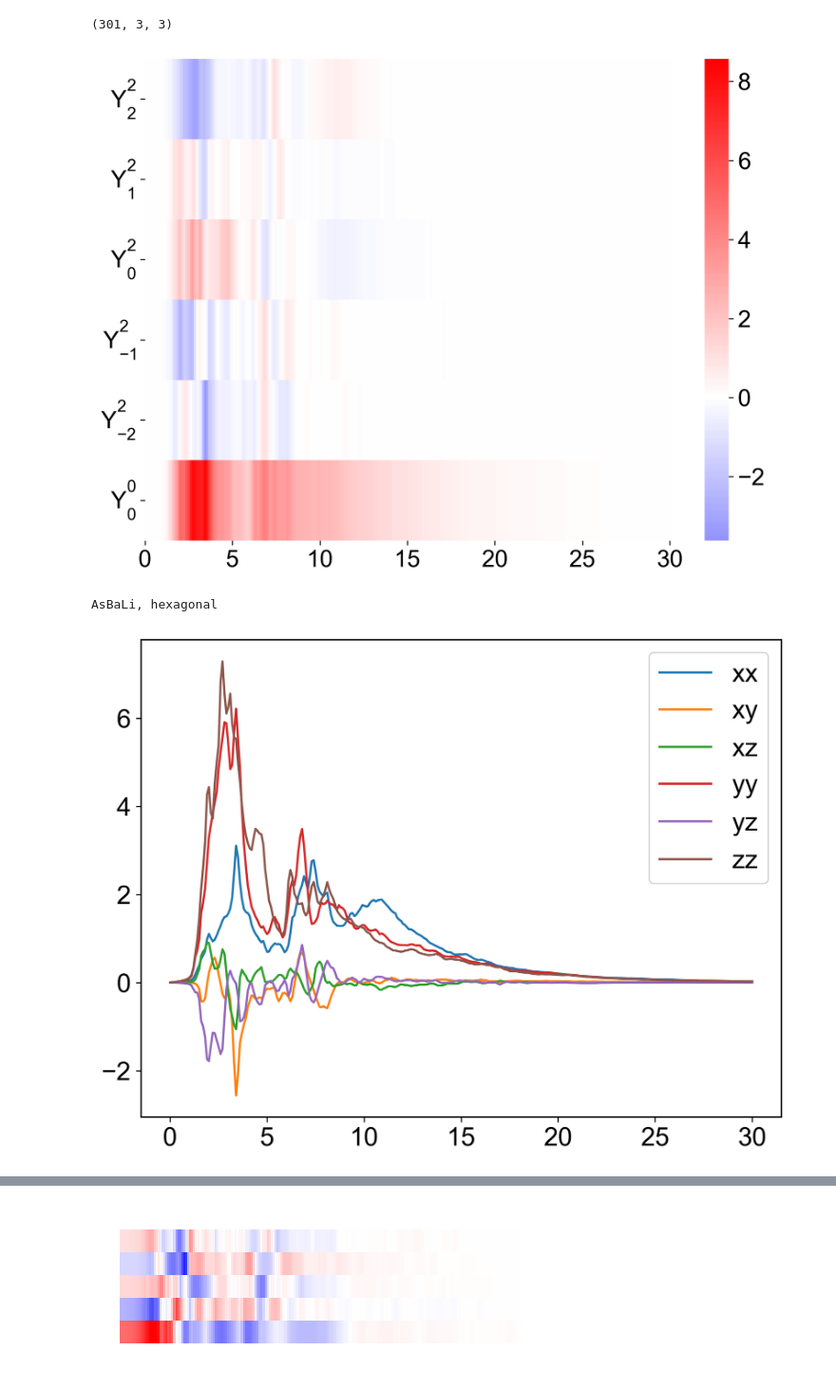
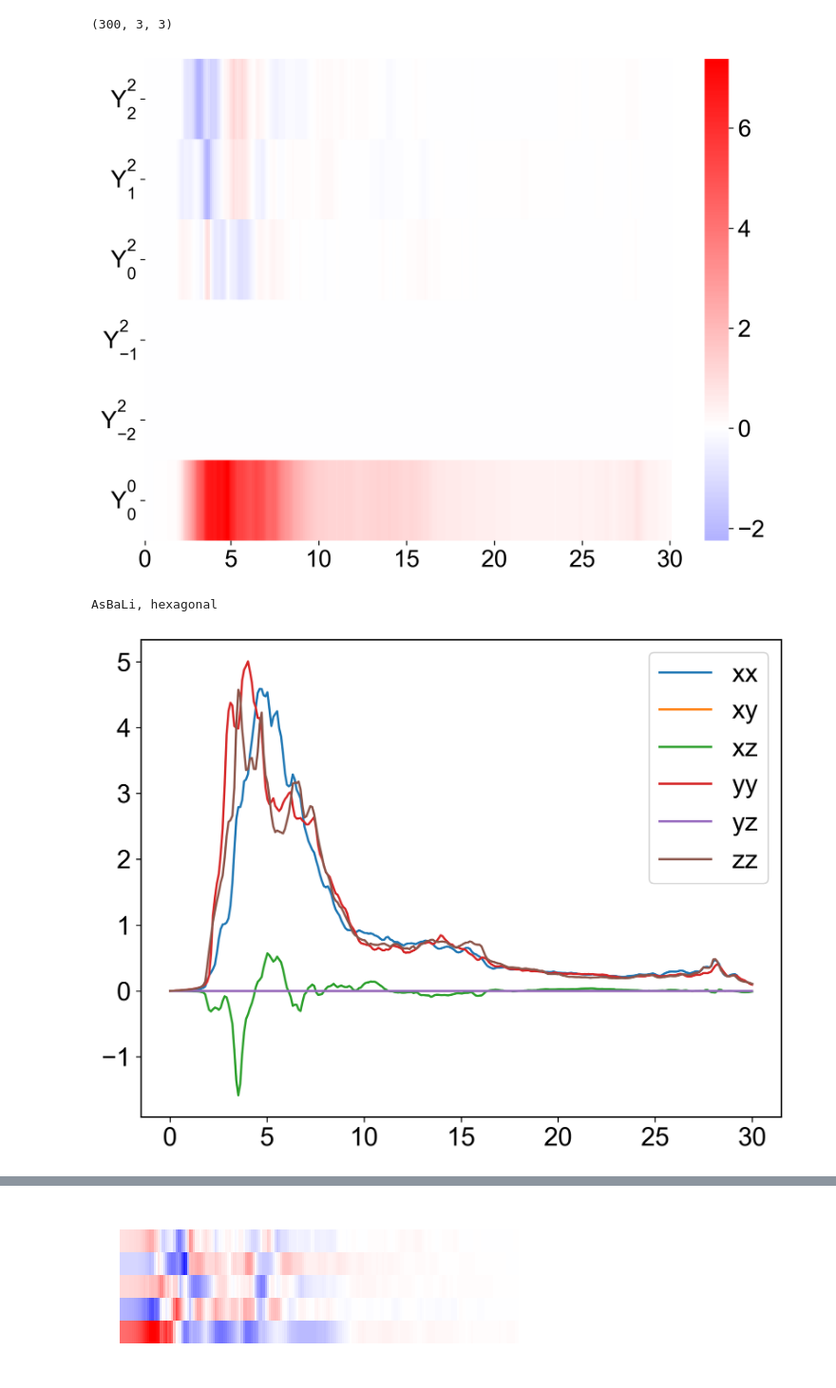
Before and after one commit to qmatyanlab/TSENN, a Jupyter notebook: notebook/full_tensor_train_data_prep.ipynb, the cells around one changed output, grey strips where cells are left out. Shown at 95% size. Saved outputs shown, nothing was run; the diff lists cells and outputs as text; code cells hidden in the pictures.

```diff
--- a/notebook/full_tensor_train_data_prep.ipynb
+++ b/notebook/full_tensor_train_data_prep.ipynb
@@ -55,7 +55,7 @@ print('data acquired')
 
 energy_min = 0 #Unit of energy in eV
 energy_max = 30 #Unit of energy in eV
-nstep = 301 #Number of the energy points
+nstep = 300 #Number of the energy points
 
 new_x = np.linspace(energy_min, energy_max, nstep)
 def interpolate_matrix(row, column):
@@ -74,8 +74,8 @@ def interpolate_matrix(row, column):
 
 # Apply the custom function to create a new column
 df['energies_interp'] = df.apply(lambda x: new_x, axis=1)
-df['real_Permittivity_Matrices_interp'] = df.apply(lambda row: interpolate_matrix(row, 'real_symmetrized_permittivity'), axis=1)
-df['imag_Permittivity_Matrices_interp'] = df.apply(lambda row: interpolate_matrix(row, 'imag_symmetrized_permittivity'), axis=1)
+df['real_Permittivity_Matrices_interp'] = df.apply(lambda row: interpolate_matrix(row, 'real_symmetrized_susceptibility'), axis=1)
+df['imag_Permittivity_Matrices_interp'] = df.apply(lambda row: interpolate_matrix(row, 'imag_symmetrized_susceptibility'), axis=1)
 
 df.sample(10)
 # %% [output]
@@ -95,20 +95,20 @@ data acquired
 # %%
 df["real_Permittivity_Matrices_interp"].iloc[0].shape
 # %% [output]
-(301, 3, 3)
+(300, 3, 3)
 # %%
 # Set default dtype globally
 torch.set_default_dtype(torch.float64)
 
 N_samples = 1
 # sampled_df = df.sample(n=N_samples)  # Fix seed for reproducibility
-# selected_df = df[df["mp_id"] == "mp-996969"] # monoclinic
+selected_df = df[df["mp_id"] == "mp-996969"] # monoclinic
 # selected_df = df[df["mp_id"] == "mp-766"] # orthorhombic
 # selected_df = df[df["mp_id"] == "mp-29678"] # trigonal
 # selected_df = df[df["mp_id"] == "mp-441"] # cubic
 # selected_df = df[df["mp_id"] == "mp-10616"] # tetragonal
 # selected_df = df[df["mp_id"] == "mp-10616"] # hexagonal
-selected_df = df[df["mp_id"] == "mp-2422143"] # triclinic
+# selected_df = df[df["mp_id"] == "mp-2422143"] # triclinic
 # selected_df = df[df["mp_id"] == "mp-1077942"] #
 
 
@@ -134,34 +134,34 @@ component_ticks = [r"$Y^2_2$", r"$Y^2_{1}$", r"$Y^2_0$", r"$Y^2_{-1}$", r"$Y^2_{
 X_irrep_transposed = X_irrep_transposed[::-1, :]
 
 plt.figure(figsize=(8,6), dpi=300)
 ax = sns.heatmap(
     X_irrep_transposed,
     cmap='bwr',
     center=0,
     yticklabels=component_ticks,
     xticklabels=50,
     linecolor='white',
     linewidths=0,
     cbar=True
 )
 
 # Remove the axis frames (spines)
 for spine in ax.spines.values():
     spine.set_visible(False)
 
 # Set custom x-ticks
 num_omega = len(omega)
 tick_indices = np.linspace(0, num_omega - 1, 7, dtype=int)
 tick_labels = [int(round(omega[idx])) for idx in tick_indices]
 
 ax.set_xticks(tick_indices)
 ax.set_xticklabels(tick_labels)
 ax.set_yticklabels(component_ticks, rotation=0, va="center")
 
 plt.tight_layout()
 plt.show()
 # %% [output]
-[figure, old version]
+[figure, new version]
 # %%
 test_transforamtion = x.to_cartesian(X_irrep)
 inv_perm = torch.tensor([2, 0, 1])
@@ -195,7 +195,7 @@ plt.legend()
 plt.show()
 # %% [output]
 AsBaLi, hexagonal
-[figure, old version]
+[figure, new version]
 # %%
 from matplotlib.ticker import MaxNLocator
 
```
Also changed, not shown: parts of 3 cells of this notebook, 31 other files.
